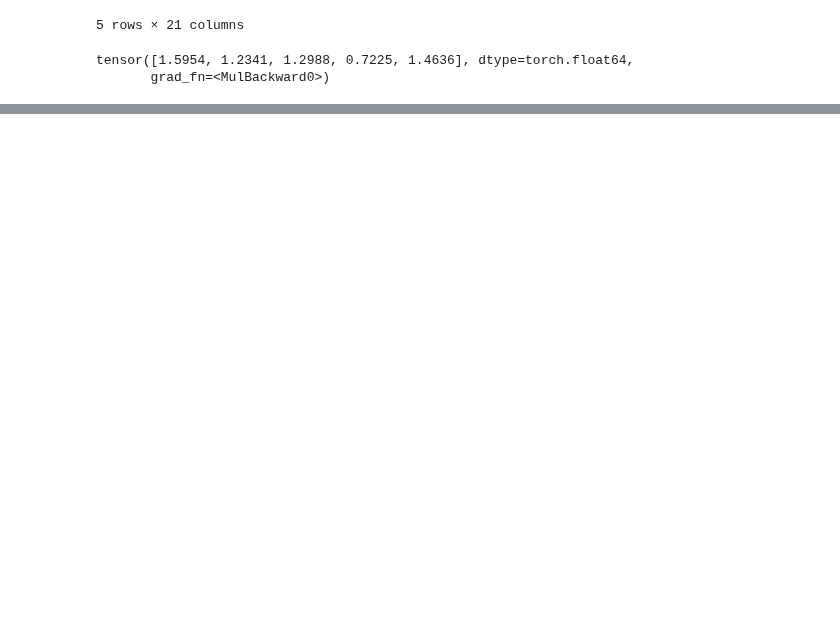
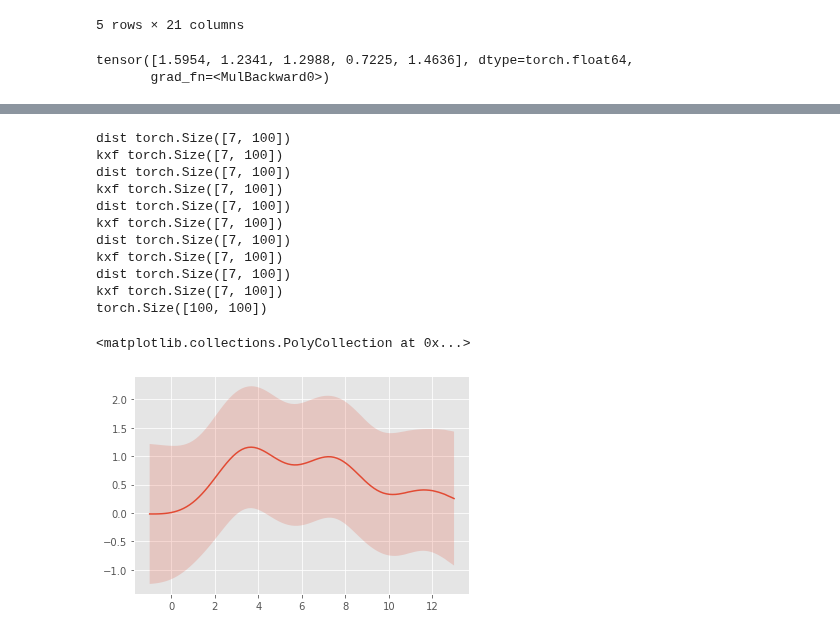
Before and after one commit to mossjacob/alfi, a Jupyter notebook: reggae/examples/exact.ipynb, the cells around one changed output, grey strips where cells are left out. Saved outputs shown, nothing was run; the diff lists cells and outputs as text; code cells hidden in the pictures; blank space fills up the shorter version.

```diff
--- a/reggae/examples/exact.ipynb
+++ b/reggae/examples/exact.ipynb
@@ -157,0 +134,19 @@ plotter.plot_kinetics()
+# %%
+pred_f, var = model.predict_f(t_predict)
+pred_f, var = pred_f.detach(), torch.sqrt(var).detach()
+plt.plot(t_predict, pred_f)
+plt.fill_between(t_predict, pred_f + var, pred_f - var, alpha=0.2)
+# %% [output]
+dist torch.Size([7, 100])
+kxf torch.Size([7, 100])
+dist torch.Size([7, 100])
+kxf torch.Size([7, 100])
+dist torch.Size([7, 100])
+kxf torch.Size([7, 100])
+dist torch.Size([7, 100])
+kxf torch.Size([7, 100])
+dist torch.Size([7, 100])
+kxf torch.Size([7, 100])
+torch.Size([100, 100])
+<matplotlib.collections.PolyCollection at 0x...>
+[figure, added]
```
Also changed, not shown: parts of 9 cells of this notebook, 2 other files.
